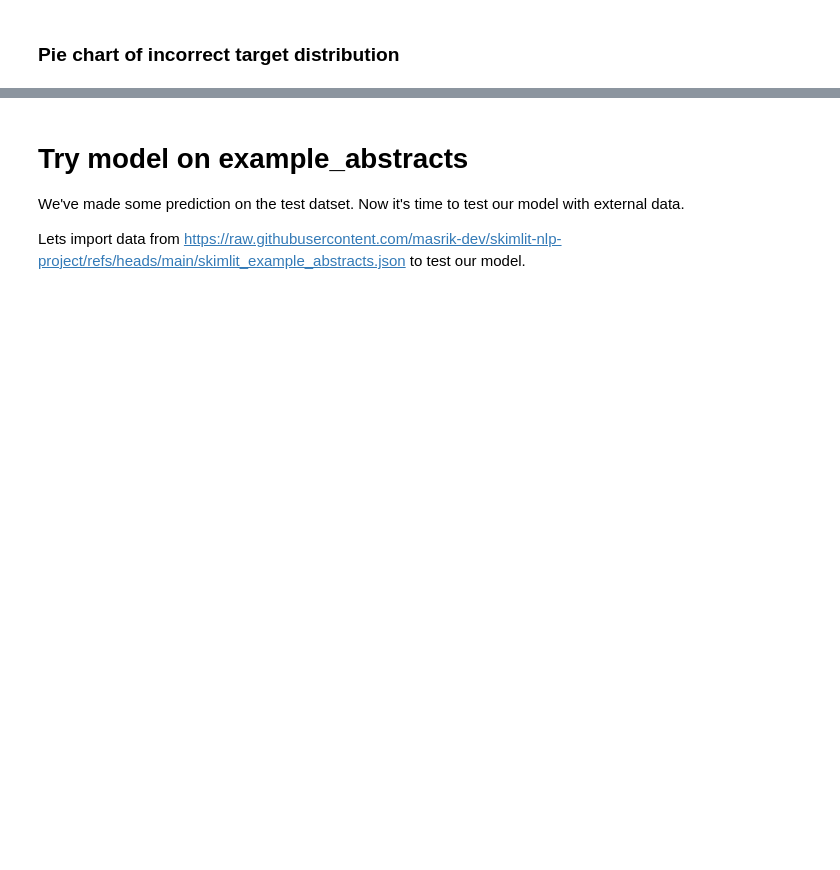
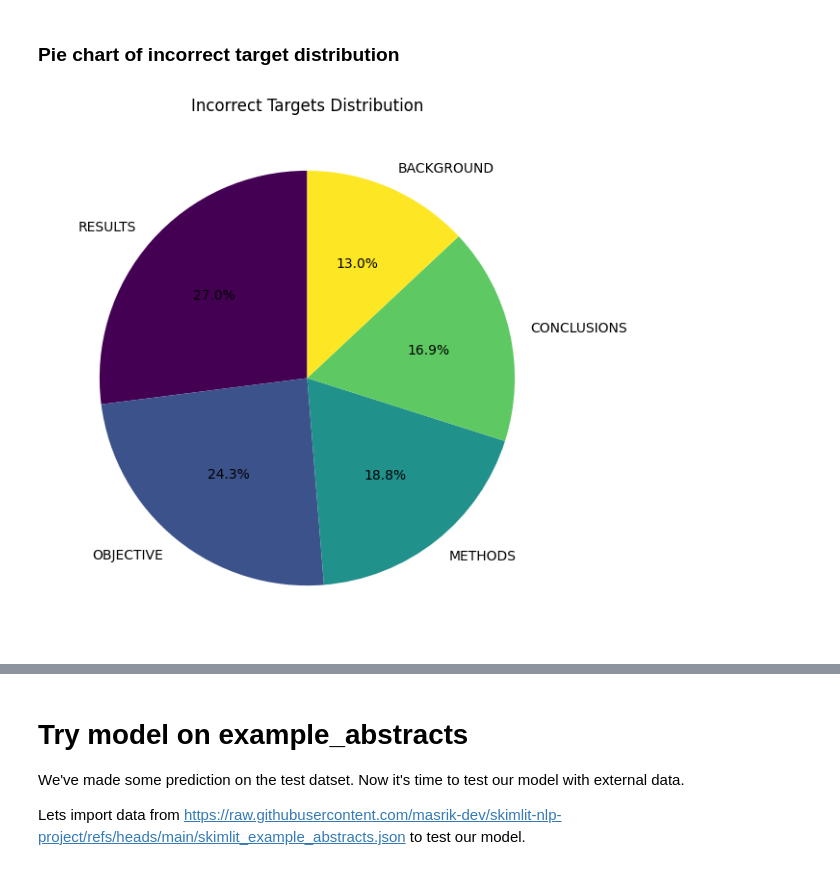
Before and after one commit to masrik-dev/skimlit-nlp-project, a Jupyter notebook: skimlit.ipynb, the cells around one changed output, grey strips where cells are left out. Drawn from its saved outputs; the diff is of its cells as text; code cells hidden in the pictures; blank space fills up the shorter version.

```diff
--- a/skimlit.ipynb
+++ b/skimlit.ipynb
@@ -714,7 +721,7 @@ val_char_token_pos_data = tf.data.Dataset.from_tensor_slices((val_line_numbers_o
                                                               val_chars))
 val_char_token_pos_labels = tf.data.Dataset.from_tensor_slices(val_labels_one_hot)
 val_char_token_pos_dataset = tf.data.Dataset.zip((val_char_token_pos_data, val_char_token_pos_labels))
-val_char_token_pos_dataset = train_char_token_pos_dataset.batch(32).prefetch(tf.data.AUTOTUNE)
+val_char_token_pos_dataset = val_char_token_pos_dataset.batch(32).prefetch(tf.data.AUTOTUNE)
 # %%
 # Check input shapes
 train_char_token_pos_dataset, val_char_token_pos_dataset
@@ -757,8 +764,8 @@ Validation Dataset structure:
 # %%
 # Fit the model
 history_model = model.fit(train_char_token_pos_dataset,
-                          steps_per_epoch=int(0.1 * len(train_char_token_pos_dataset)),
-                          epochs=10,
-                          validation_data=val_char_token_pos_dataset,
-                          validation_steps=int(0.1 * len(val_char_token_pos_dataset)))
+                              steps_per_epoch=int(0.1 * len(train_char_token_pos_dataset)),
+                              epochs=3,
+                              validation_data=val_char_token_pos_dataset,
+                              validation_steps=int(0.1 * len(val_char_token_pos_dataset)))
 # %% [output]
@@ -844,13 +904,15 @@ top_10_wrong
 # %%
 # Incorrect predictions distribution
 import matplotlib.pyplot as plt
 incorrect_predictions = test_df[test_df["correct"] == False]
 incorrect_target_counts = incorrect_predictions["target"].value_counts()
 plt.figure(figsize=(10, 7))
-incorrect_target_counts.plot.pie(autopct="%1.1f%%", startang=90, cmap="viridis")
+incorrect_target_counts.plot.pie(autopct="%1.1f%%", startangle=90, cmap="viridis")
 plt.title("Incorrect Targets Distribution")
 plt.ylabel("")
 plt.show()
+# %% [output]
+[figure, added]
 # %%
 import matplotlib.pyplot as plt
 
```
Also changed, not shown: parts of 40 cells of this notebook.
